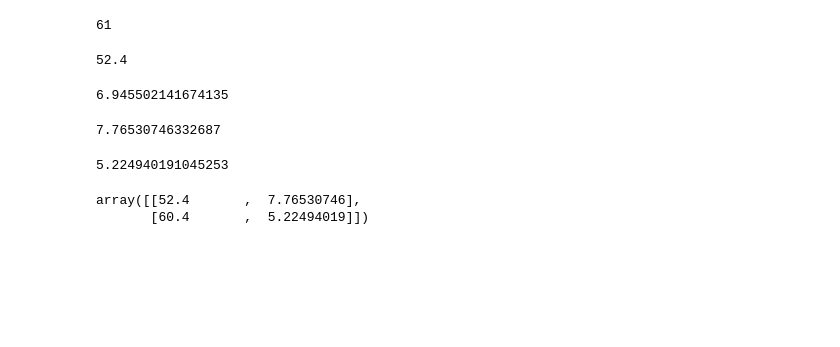
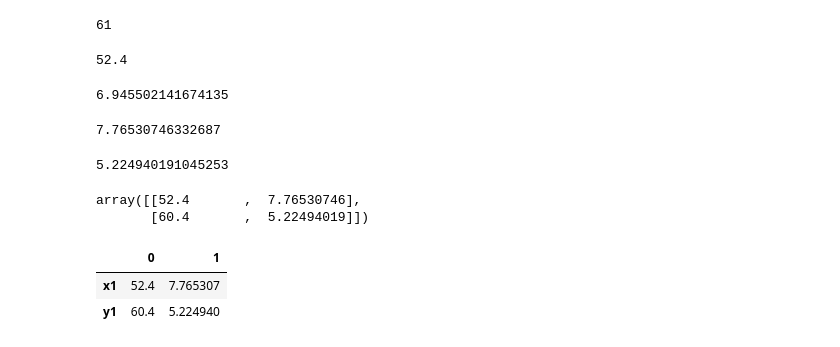
Before and after one commit to yuki-cossy/TakahashiCI, a Jupyter notebook: Python/ch1.ipynb, the cells around one changed output. Cells and saved outputs as stored; diff of their text form; code cells hidden in the pictures; blank space fills up the shorter version.

```diff
--- a/Python/ch1.ipynb
+++ b/Python/ch1.ipynb
@@ -218,3 +218,9 @@ output
 # %% [output]
 array([[52.4       ,  7.76530746],
        [60.4       ,  5.22494019]])
+# %%
+display(pd.concat([data01.mean(), data01.std()], axis=1))
+# %% [output]
+|  | 0 | 1 |
+| x1 | 52.4 | 7.765307 |
+| y1 | 60.4 | 5.224940 |
```
Also changed, not shown: parts of 2 cells of this notebook, 2 other files.
